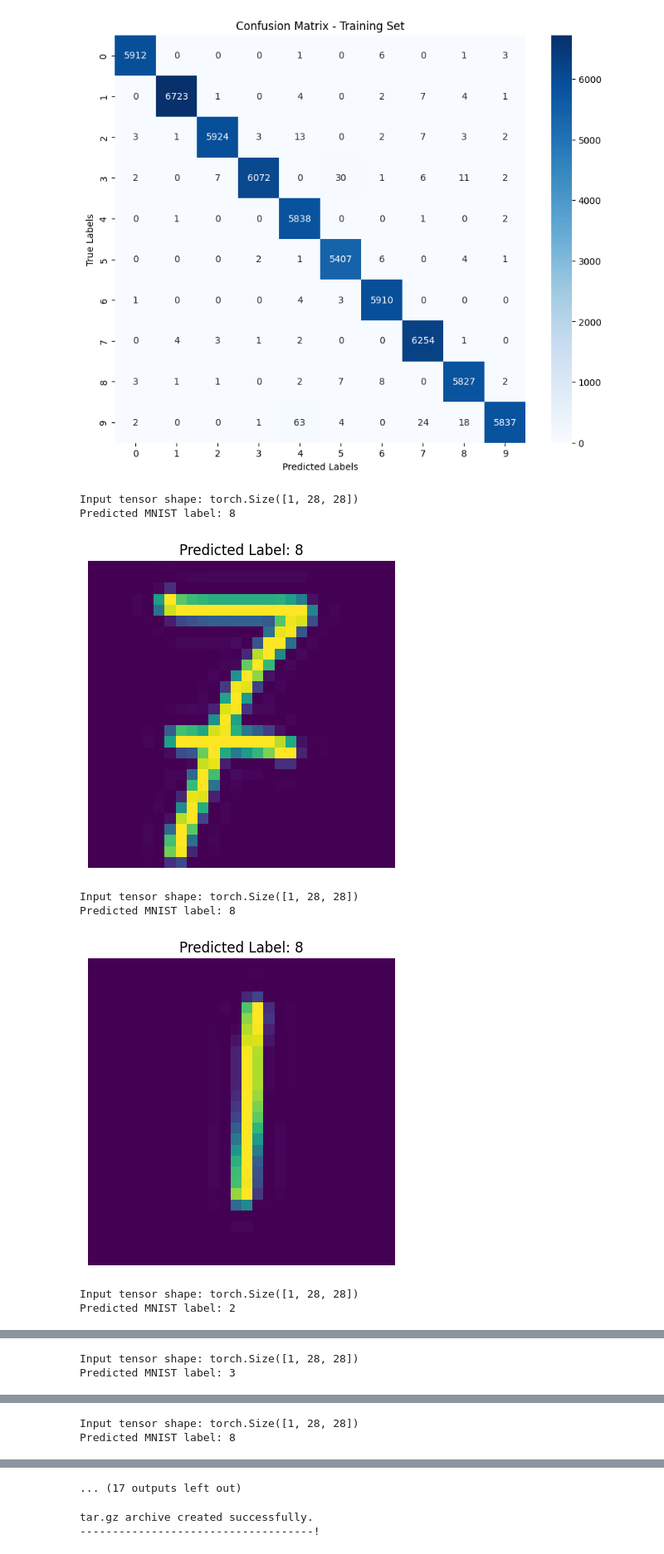
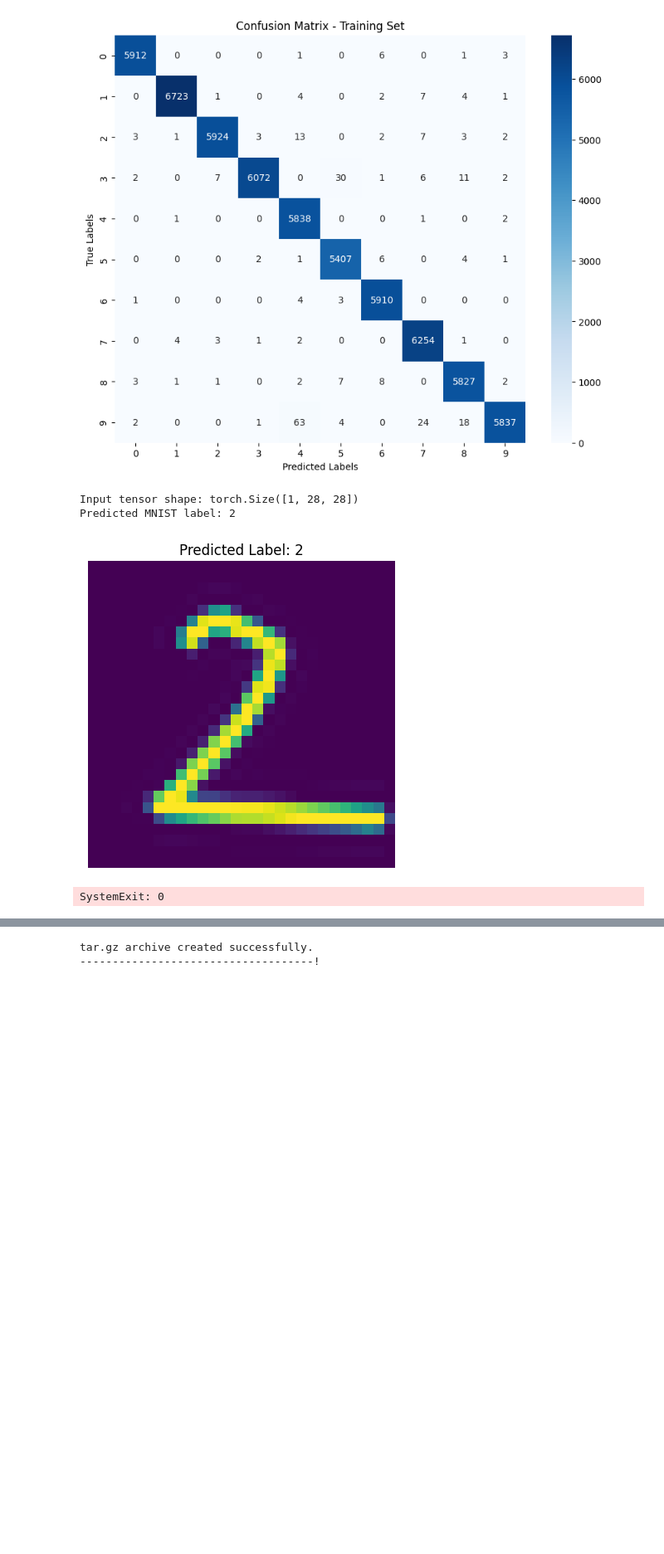
Before and after one commit to Sid1279/MNIST-CNN, a Jupyter notebook: MNIST PyTorch CNN.ipynb, the cells around one changed output, grey strips where cells are left out. Shown: that part at 83% size. Cells and saved outputs as stored; diff of their text form; code cells hidden in the pictures; blank space fills up the shorter version.

```diff
--- a/MNIST PyTorch CNN.ipynb
+++ b/MNIST PyTorch CNN.ipynb
@@ -196,7 +221,7 @@ import matplotlib.pyplot as plt
 
 def classify_mnist_image(image):
     model = NeuralNetwork()
-    model.load_state_dict(torch.load("MNIST.pth"))
+    model.load_state_dict(torch.load(os.path.join("models", "MNIST.pth")))
 
     image_with_batch = image.unsqueeze(0)
     with torch.no_grad():
@@ -291,37 +316,33 @@ class DrawingApp(QMainWindow):
         self.initUI()
 
     def initUI(self):
         self.canvas = DrawingCanvas()
 
         self.clear_button = QPushButton('Clear Canvas', self)
         self.clear_button.clicked.connect(self.canvas.clear_canvas)
 
         self.classify_button = QPushButton('Classify', self)
         self.classify_button.clicked.connect(self.canvas.classify_canvas)
 
         layout = QVBoxLayout()
         layout.addWidget(self.canvas)
         layout.addWidget(self.clear_button)
         layout.addWidget(self.classify_button)
 
         container = QWidget()
         container.setLayout(layout)
         self.setCentralWidget(container)
 
         self.setGeometry(100, 100, 500, 600)
         self.setWindowTitle('MNIST Drawing App')
 
 
 app = QApplication(sys.argv)
 window = DrawingApp()
 window.show()
 sys.exit(app.exec_())
 # %% [output]
 Input tensor shape: torch.Size([1, 28, 28])
-Predicted MNIST label: 8
+Predicted MNIST label: 2
-[figure, old version]
+[figure, new version]
-Input tensor shape: torch.Size([1, 28, 28])
-Predicted MNIST label: 8
+SystemExit: 0
-[figure, removed]
-Input tensor shape: torch.Size([1, 28, 28])
-Predicted MNIST label: 2
@@ -329,2 +348,0 @@ Predicted MNIST label: 2
-Input tensor shape: torch.Size([1, 28, 28])
-Predicted MNIST label: 3
@@ -332,2 +348,0 @@ Predicted MNIST label: 3
-Input tensor shape: torch.Size([1, 28, 28])
-Predicted MNIST label: 8
@@ -338,4 +349,3 @@ Predicted MNIST label: 8
-... (17 outputs left out)
 # %%
 # DEPLOYMENT - must be done on a SageMaker notebook instance
 import tarfile
```
Also changed, not shown: parts of 5 cells of this notebook, 3 other files.
